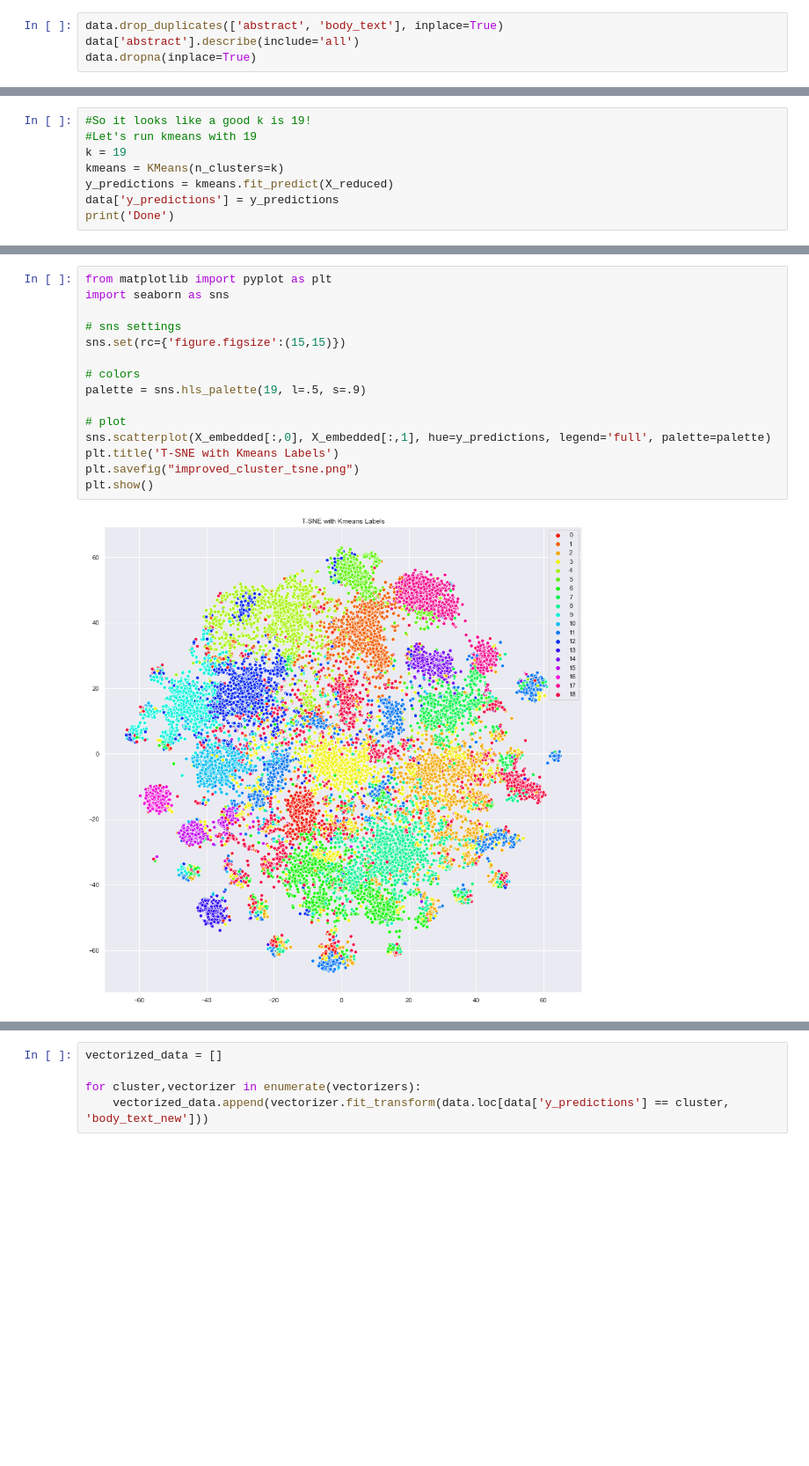
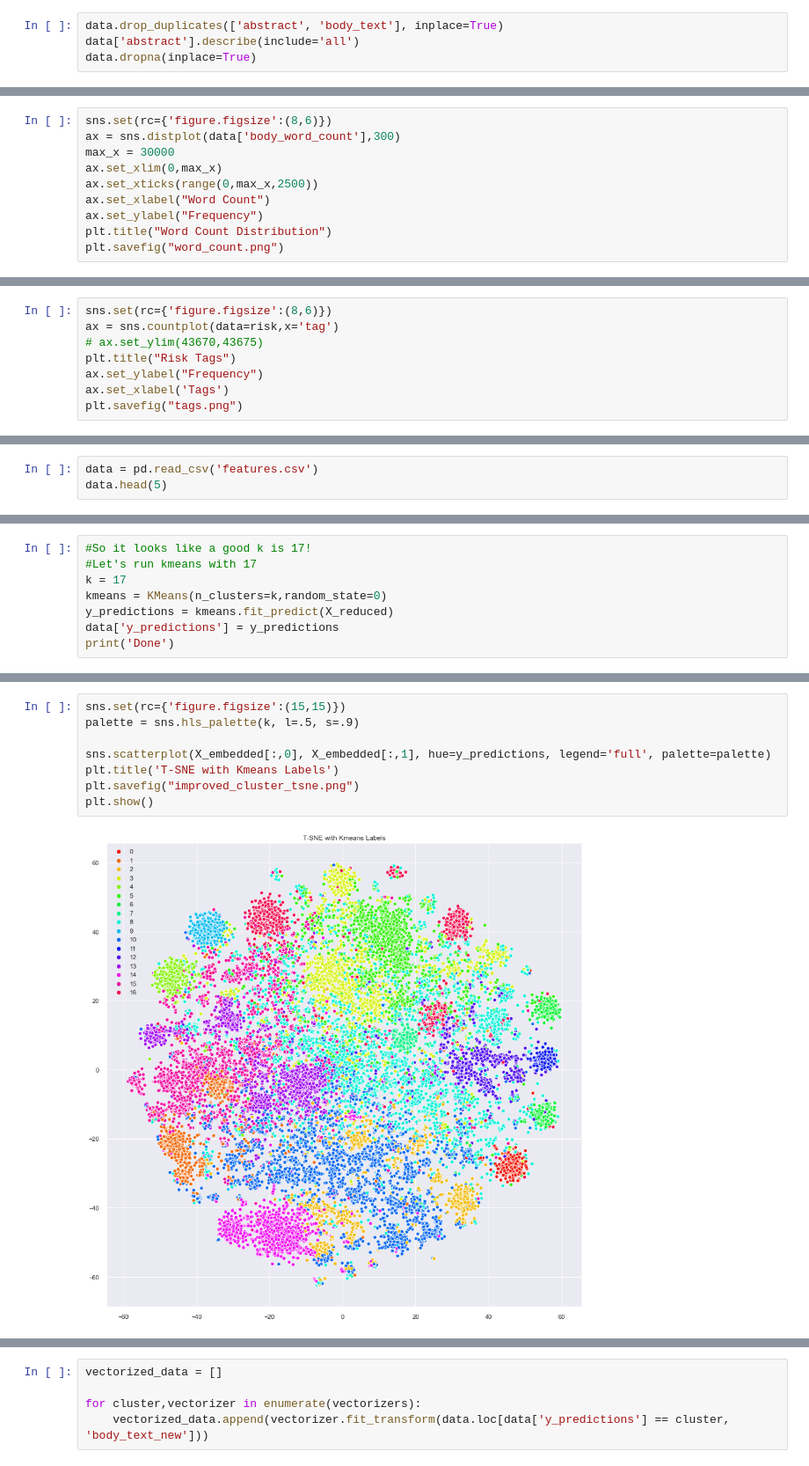
Before and after one commit to rtg901111/Corona-NLP-Project, a Jupyter notebook: Project.ipynb, the cells around one changed output, grey strips where cells are left out. Shown at 88% size. Drawn from its saved outputs; the diff is of its cells as text; blank space fills up the shorter version.

```diff
--- a/Project.ipynb
+++ b/Project.ipynb
@@ -177,0 +217,10 @@ memory usage: 2.5+ MB
+# %%
+sns.set(rc={'figure.figsize':(8,6)})
+ax = sns.distplot(data['body_word_count'],300)
+max_x = 30000
+ax.set_xlim(0,max_x)
+ax.set_xticks(range(0,max_x,2500))
+ax.set_xlabel("Word Count")
+ax.set_ylabel("Frequency")
+plt.title("Word Count Distribution")
+plt.savefig("word_count.png")
@@ -177,0 +285,8 @@ memory usage: 2.5+ MB
+# %%
+sns.set(rc={'figure.figsize':(8,6)})
+ax = sns.countplot(data=risk,x='tag')
+# ax.set_ylim(43670,43675)
+plt.title("Risk Tags")
+ax.set_ylabel("Frequency")
+ax.set_xlabel('Tags')
+plt.savefig("tags.png")
@@ -177,0 +329,3 @@ memory usage: 2.5+ MB
+# %%
+data = pd.read_csv('features.csv')
+data.head(5)
@@ -227,8 +394,8 @@ plt.show()
 # %%
-#So it looks like a good k is 19!
-#Let's run kmeans with 19
-k = 19
-kmeans = KMeans(n_clusters=k)
+#So it looks like a good k is 17!
+#Let's run kmeans with 17
+k = 17
+kmeans = KMeans(n_clusters=k,random_state=0)
 y_predictions = kmeans.fit_predict(X_reduced)
 data['y_predictions'] = y_predictions
 print('Done')
@@ -240,18 +425,11 @@ X_embedded = tsne.fit_transform(X.toarray())
 # %%
-from matplotlib import pyplot as plt
-import seaborn as sns
+sns.set(rc={'figure.figsize':(15,15)})
+palette = sns.hls_palette(k, l=.5, s=.9)
 
-# sns settings
-sns.set(rc={'figure.figsize':(15,15)})
-
-# colors
-palette = sns.hls_palette(19, l=.5, s=.9)
-
-# plot
 sns.scatterplot(X_embedded[:,0], X_embedded[:,1], hue=y_predictions, legend='full', palette=palette)
 plt.title('T-SNE with Kmeans Labels')
 plt.savefig("improved_cluster_tsne.png")
 plt.show()
 # %% [output]
-[figure, old version]
+[figure, new version]
 # %%
```
Also changed, not shown: parts of 75 cells of this notebook, 1 other file.
